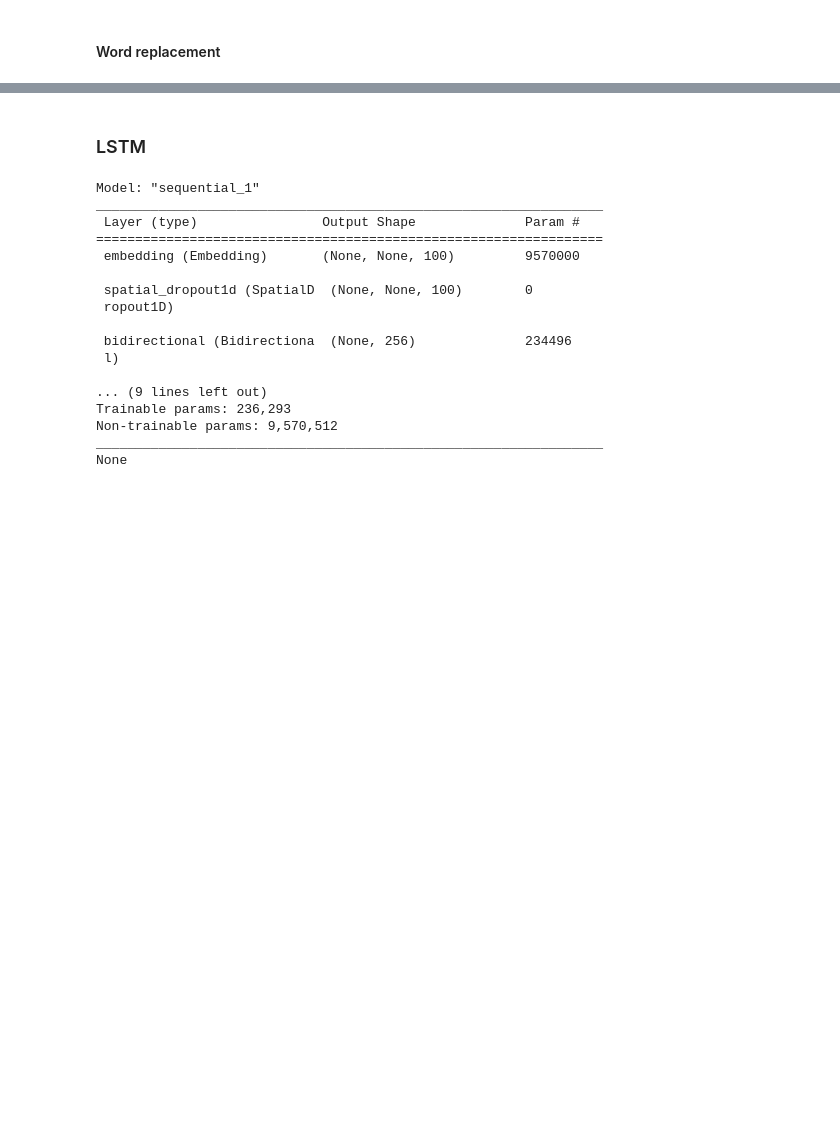
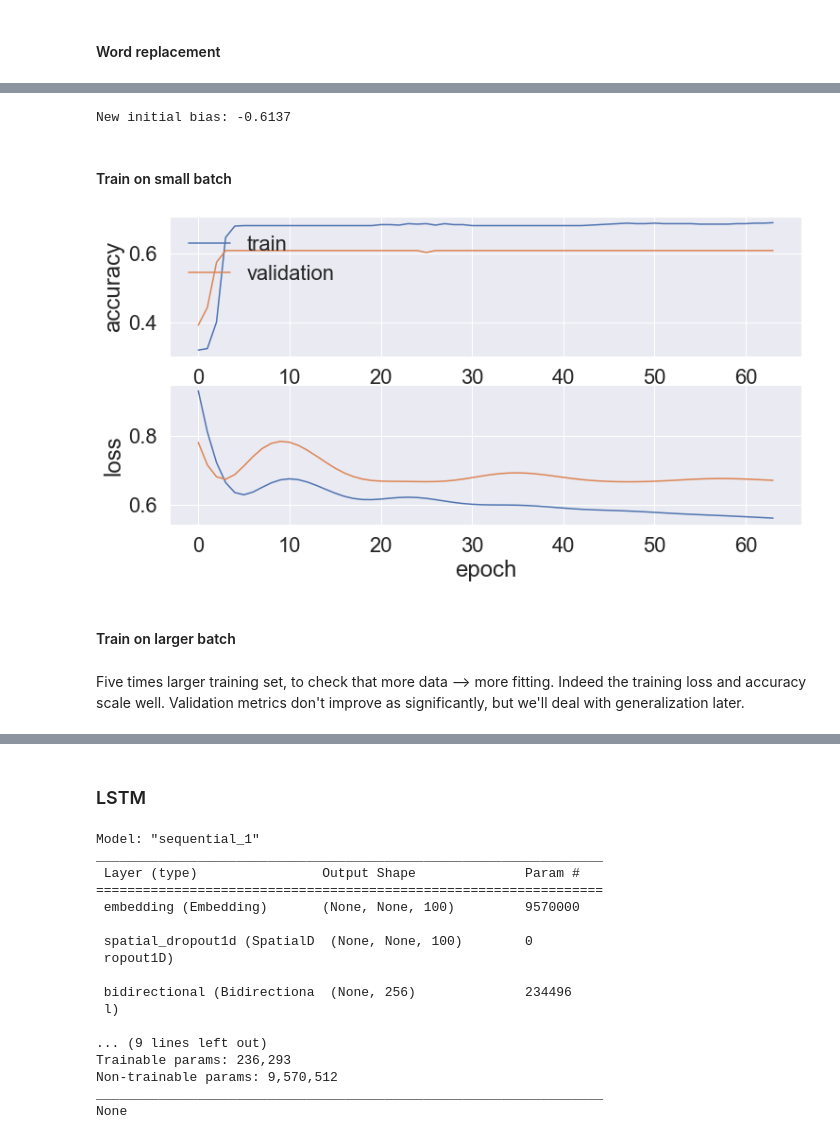
Before and after one commit to pdqnguyen/metallyrics, a Jupyter notebook: analyses/lyrics/notebooks/genre-classification-embedding.ipynb, the cells around one changed output, grey strips where cells are left out. Cells and saved outputs as stored; diff of their text form; code cells hidden in the pictures; blank space fills up the shorter version.

```diff
--- a/analyses/lyrics/notebooks/genre-classification-embedding.ipynb
+++ b/analyses/lyrics/notebooks/genre-classification-embedding.ipynb
@@ -114,9 +141,9 @@ print(padded_train.shape, y_train.shape, padded_test.shape, y_test.shape)
 # %%
-label_weights = 1 / y_train.sum(axis=0)
-label_weights /= label_weights.sum()
-print(label_weights)
+# label_weights = 1 / y_train.sum(axis=0)
+# label_weights /= label_weights.sum()
+# print(label_weights)
 
-sample_weights = (y_train * label_weights).mean(axis=1)
-sample_weights[sample_weights == 0] = sample_weights.mean()
-for i in range(20):
-    print(y_train[i], sample_weights[i])
+# sample_weights = (y_train * label_weights).mean(axis=1)
+# sample_weights[sample_weights == 0] = sample_weights.mean()
+# for i in range(20):
+#     print(y_train[i], sample_weights[i])
@@ -308,0 +270,13 @@ acc: 0.3599
+# %%
+def plot_history(history):
+    fig, (ax1, ax2) = plt.subplots(2, 1, figsize=(12, 6))
+    ax1.plot(history['accuracy'])
+    ax1.plot(history['val_accuracy'])
+    ax1.set_ylabel('accuracy')
+    ax1.set_xlabel('epoch')
+    ax1.legend(['train', 'validation'], loc='upper left')
+    ax2.plot(history['loss'])
+    ax2.plot(history['val_loss'])
+    ax2.set_ylabel('loss')
+    ax2.set_xlabel('epoch')
+    plt.show()
@@ -308,0 +324,7 @@ acc: 0.3599
+# %%
+neg, pos = np.bincount(y_train[:, 1])
+init_bias = np.log(pos / neg)
+print(f"New initial bias: {init_bias:.4f}")
+bias_initializer = keras.initializers.Constant(np.log([pos / neg]))
+# %% [output]
+New initial bias: -0.6137
@@ -308,0 +360,21 @@ acc: 0.3599
+# %% [markdown]
+#### Train on small batch
+# %%
+cnn_model = create_baseline_model(bias_initializer=bias_initializer)
+print(cnn_model.summary())
+
+cnn_history = cnn_model.fit(padded_train[::100], y_train[::100, 1], epochs=64, batch_size=1024, validation_split=0.2, verbose=2)
+cnn_pred = cnn_model.predict(padded_test)
+cnn_loss, cnn_acc = cnn_model.evaluate(padded_test, y_test[:, 1], verbose=0)
+print(f"loss: {cnn_loss:.4f}\nacc: {cnn_acc:.4f}")
+# %%
+plot_history(cnn_history.history)
+# %% [output]
+[figure, added]
+# %% [markdown]
+#### Train on larger batch
+# %% [markdown]
+Five times larger training set, to check that more data --> more fitting.
+Indeed the training loss and accuracy scale well.
+Validation metrics don't improve as significantly,
+but we'll deal with generalization later.
```
Also changed, not shown: parts of 57 cells of this notebook.
